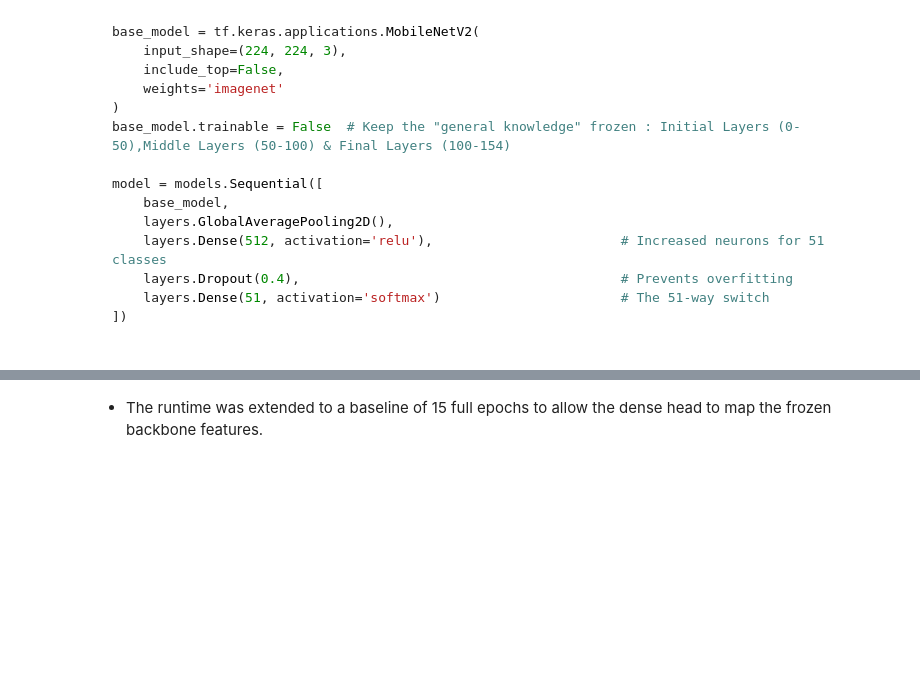
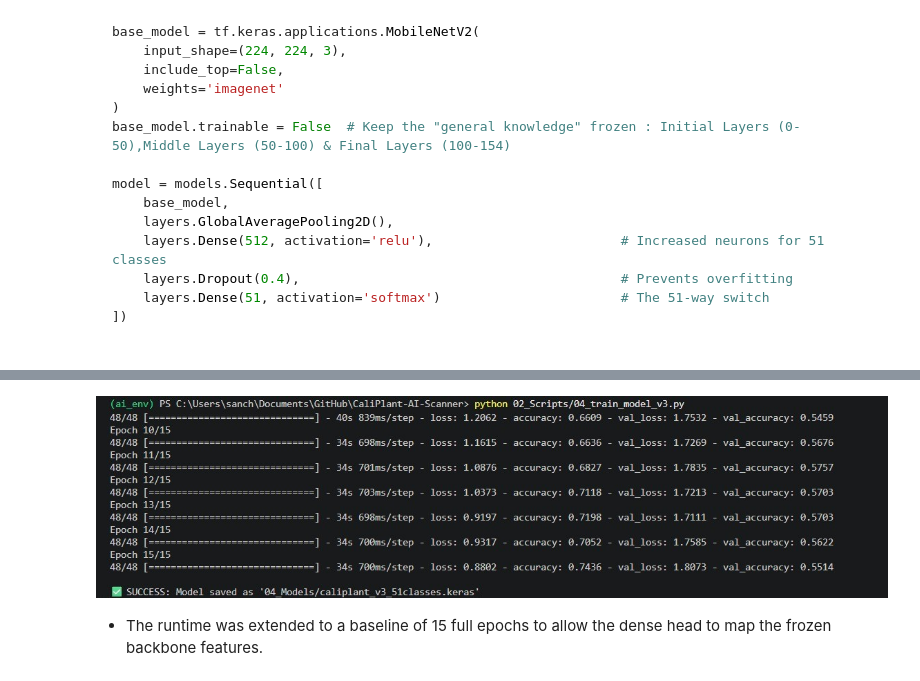
Before and after one commit to Sanchal-01/CaliPlant_AI, a Jupyter notebook: 00_Documentation/00_Project_Documentation.ipynb, the cells around one changed output, grey strips where cells are left out. Saved outputs shown, nothing was run; the diff lists cells and outputs as text; code cells hidden in the pictures; blank space fills up the shorter version.

```diff
--- a/00_Documentation/00_Project_Documentation.ipynb
+++ b/00_Documentation/00_Project_Documentation.ipynb
@@ -162,3 +166,7 @@ model = models.Sequential([
+# %%
+display(Image(filename="../05_Assets/Model_v3.jpeg"))
+# %% [output]
+[figure, added]
 # %% [markdown]
 
 * The runtime was extended to a baseline of 15 full epochs to allow the dense head to map the frozen backbone features.
```
Also changed, not shown: parts of 8 cells of this notebook.
